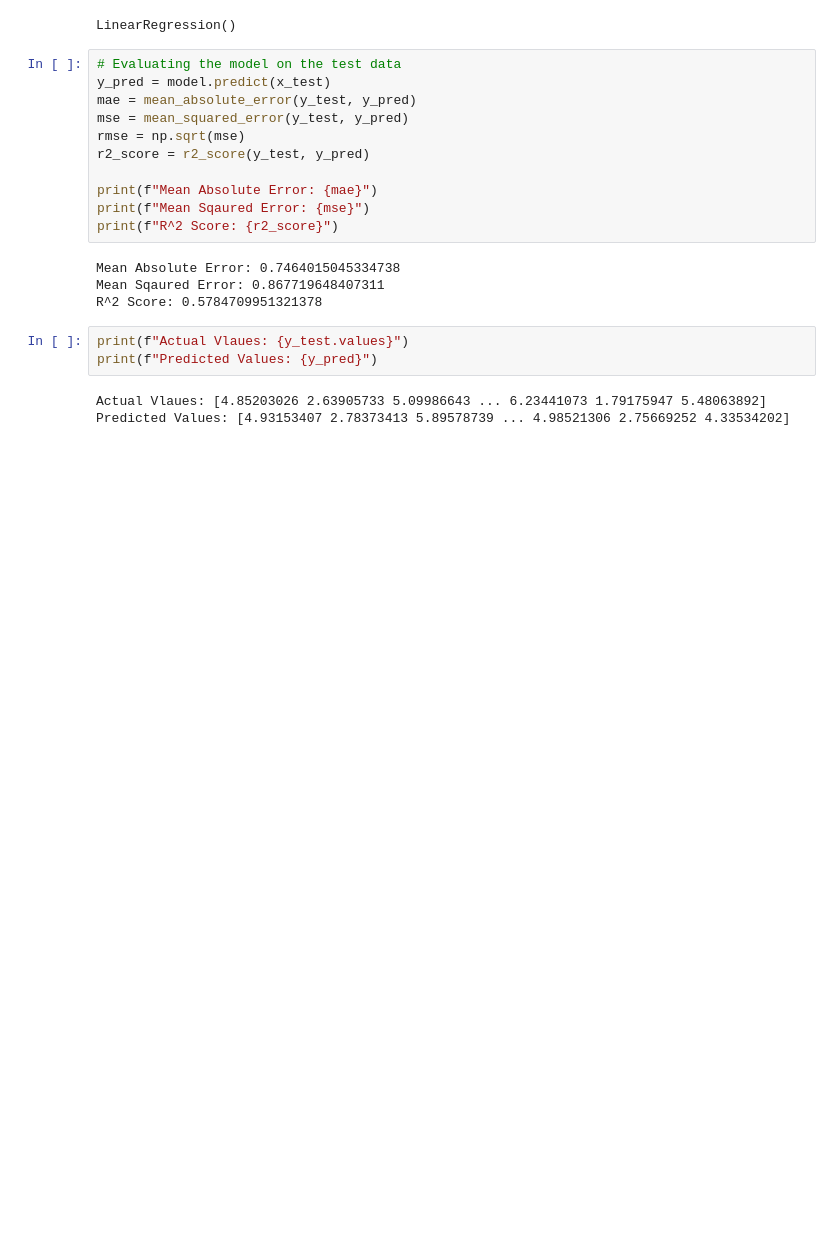
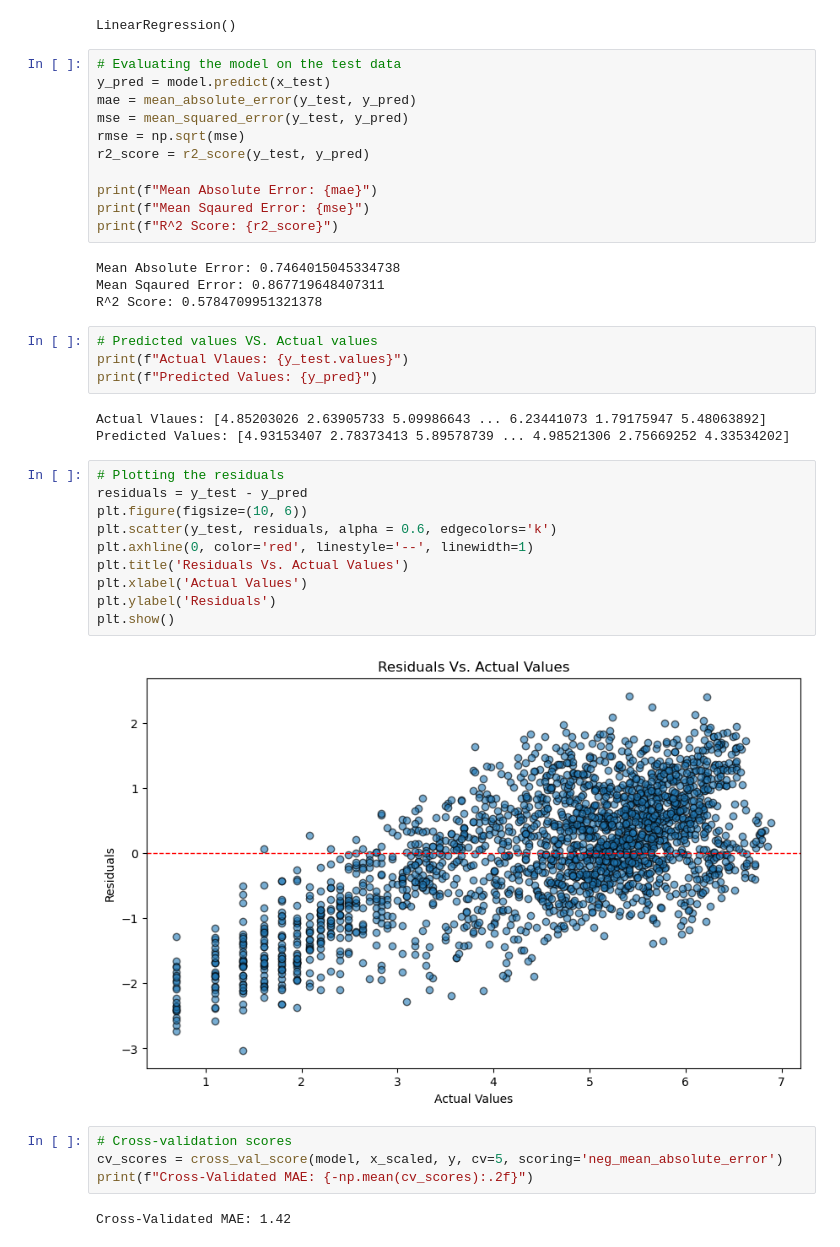
Before and after one commit to ahmedSakka/Bike-Sharing-Demand-Prediction, a Jupyter notebook: BikeSharingDemandsPrediction.ipynb, the cells around one changed output. Cells and saved outputs as stored; diff of their text form; blank space fills up the shorter version.

```diff
--- a/BikeSharingDemandsPrediction.ipynb
+++ b/BikeSharingDemandsPrediction.ipynb
@@ -201,8 +216,27 @@ Mean Absolute Error: 0.7464015045334738
 Mean Sqaured Error: 0.867719648407311
 R^2 Score: 0.5784709951321378
 # %%
+# Predicted values VS. Actual values
 print(f"Actual Vlaues: {y_test.values}")
 print(f"Predicted Values: {y_pred}")
 # %% [output]
 Actual Vlaues: [4.85203026 2.63905733 5.09986643 ... 6.23441073 1.79175947 5.48063892]
 Predicted Values: [4.93153407 2.78373413 5.89578739 ... 4.98521306 2.75669252 4.33534202]
+# %%
+# Plotting the residuals
+residuals = y_test - y_pred
+plt.figure(figsize=(10, 6))
+plt.scatter(y_test, residuals, alpha = 0.6, edgecolors='k')
+plt.axhline(0, color='red', linestyle='--', linewidth=1)
+plt.title('Residuals Vs. Actual Values')
+plt.xlabel('Actual Values')
+plt.ylabel('Residuals')
+plt.show()
+# %% [output]
+[figure, added]
+# %%
+# Cross-validation scores
+cv_scores = cross_val_score(model, x_scaled, y, cv=5, scoring='neg_mean_absolute_error')
+print(f"Cross-Validated MAE: {-np.mean(cv_scores):.2f}")
+# %% [output]
+Cross-Validated MAE: 1.42
```
Also changed, not shown: parts of 2 cells of this notebook.
